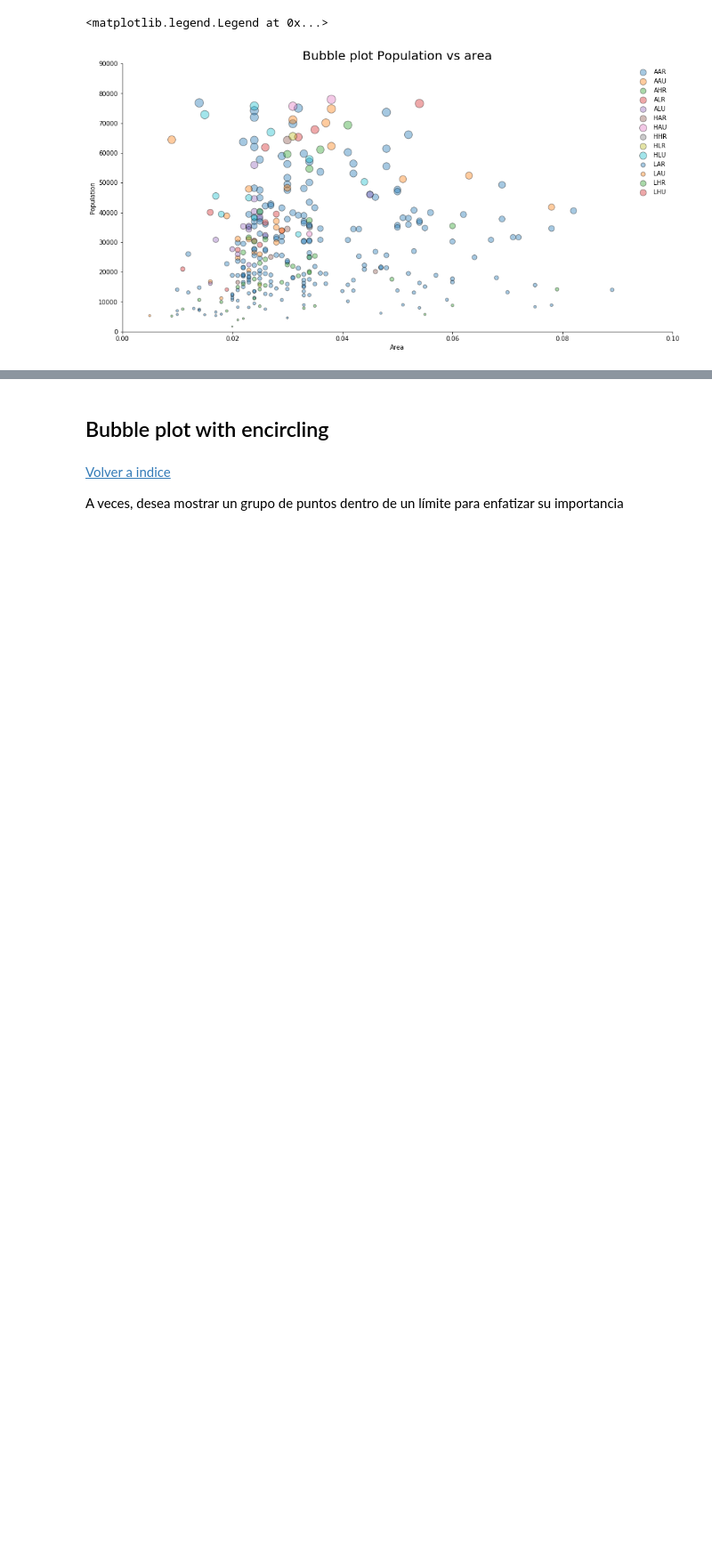
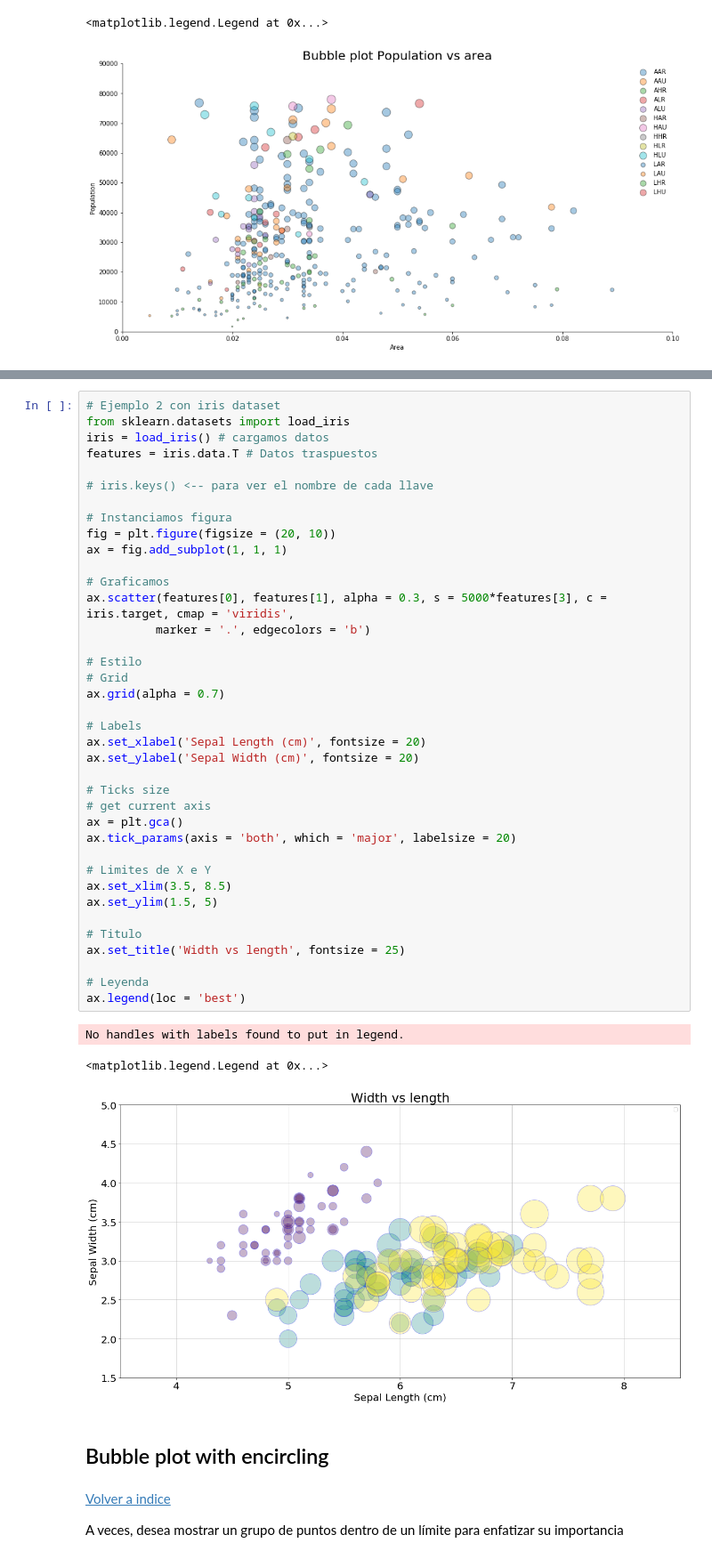
Before and after one commit to adolfoam93/Python-Plotting-Master, a Jupyter notebook: Matplotlib master notebook.ipynb, the cells around one changed output, grey strips where cells are left out. Shown at 89% size. Cells and saved outputs as stored; diff of their text form; blank space fills up the shorter version.

```diff
--- a/Matplotlib master notebook.ipynb
+++ b/Matplotlib master notebook.ipynb
@@ -346,3 +355,45 @@ ax.legend(loc = 'upper right', fontsize = 10, frameon=False) # Podemos sacarle
+# %%
+# Ejemplo 2 con iris dataset
+from sklearn.datasets import load_iris
+iris = load_iris() # cargamos datos
+features = iris.data.T # Datos traspuestos
+
+# iris.keys() <-- para ver el nombre de cada llave
+
+# Instanciamos figura
+fig = plt.figure(figsize = (20, 10))
+ax = fig.add_subplot(1, 1, 1)
+
+# Graficamos
+ax.scatter(features[0], features[1], alpha = 0.3, s = 5000*features[3], c = iris.target, cmap = 'viridis',
+          marker = '.', edgecolors = 'b')
+
+# Estilo
+# Grid
+ax.grid(alpha = 0.7)
+
+# Labels
+ax.set_xlabel('Sepal Length (cm)', fontsize = 20)
+ax.set_ylabel('Sepal Width (cm)', fontsize = 20)
+
+# Ticks size
+# get current axis
+ax = plt.gca()
+ax.tick_params(axis = 'both', which = 'major', labelsize = 20)
+
+# Limites de X e Y
+ax.set_xlim(3.5, 8.5)
+ax.set_ylim(1.5, 5)
+
+# Titulo
+ax.set_title('Width vs length', fontsize = 25)
+
+# Leyenda
+ax.legend(loc = 'best')
+# %% [output]
+No handles with labels found to put in legend.
+<matplotlib.legend.Legend at 0x...>
+[figure, added]
 # %% [markdown]
 ## Bubble plot with encircling
 # %% [markdown]
```
Also changed, not shown: parts of 9 cells of this notebook.
